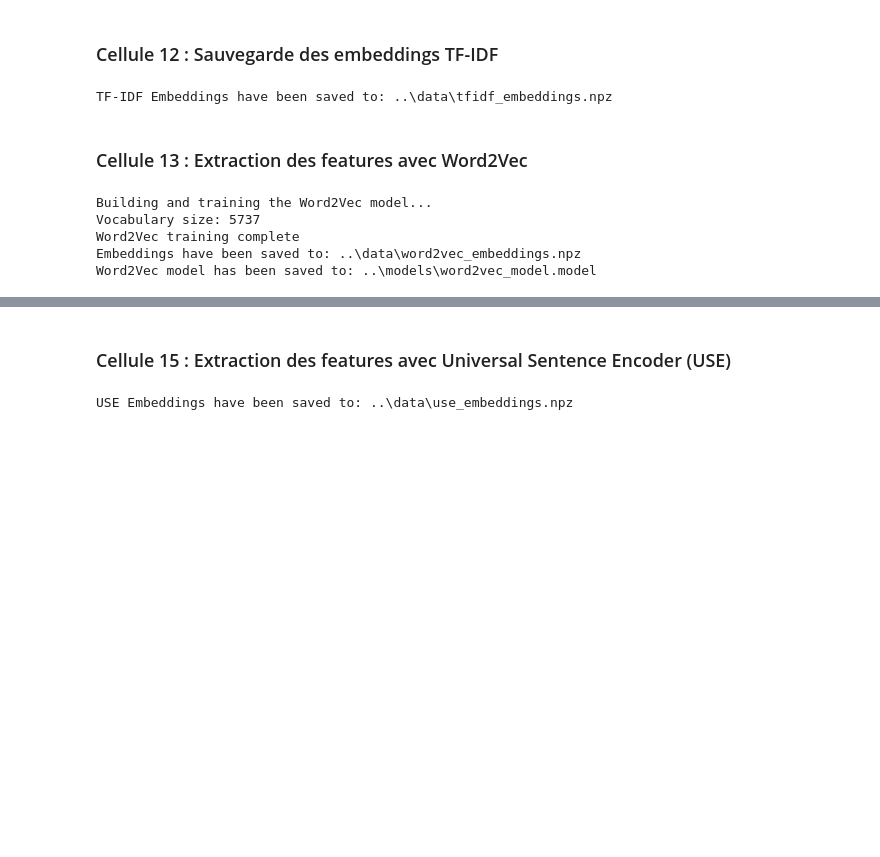
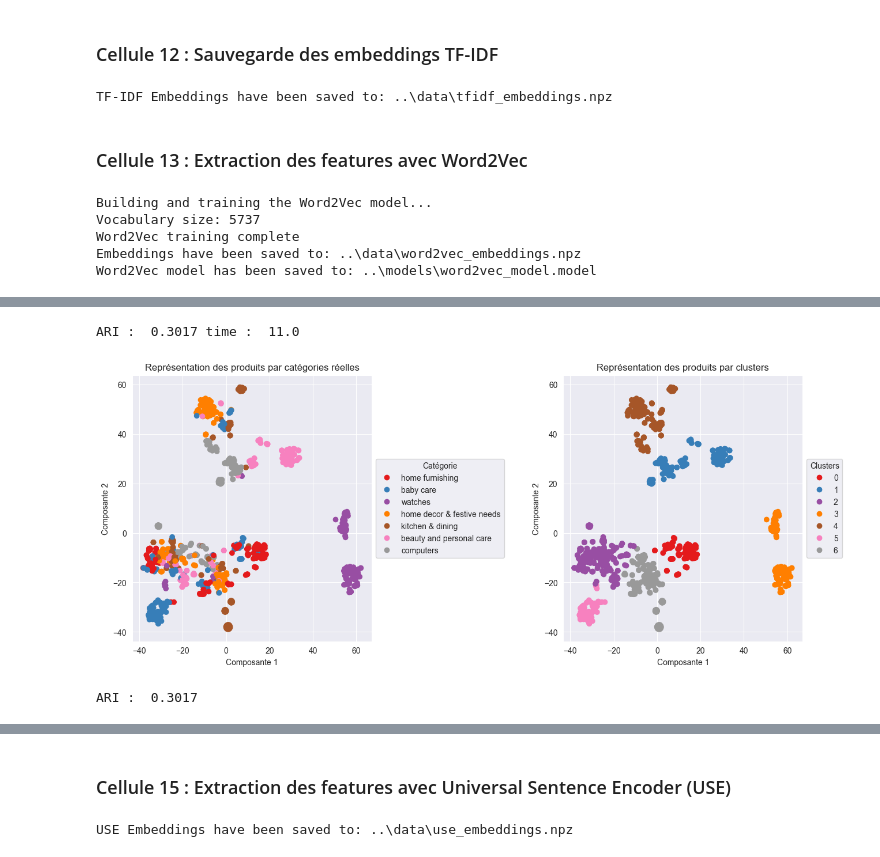
Before and after one commit to preudh/OC_IA_P6_automatically_classify_consumer_goods, a Jupyter notebook: notebooks/P6_03_Preudhomme_Patrice_4_Feature-texte.ipynb, the cells around one changed output, grey strips where cells are left out. Cells and saved outputs as stored; diff of their text form; code cells hidden in the pictures; blank space fills up the shorter version.

```diff
--- a/notebooks/P6_03_Preudhomme_Patrice_4_Feature-texte.ipynb
+++ b/notebooks/P6_03_Preudhomme_Patrice_4_Feature-texte.ipynb
@@ -504,6 +517,7 @@ w2v_size = 300
 w2v_window = 5
 w2v_min_count = 1
 w2v_epochs = 100
+maxlen = 24 # Longueur maximale des phrases
 
 # Entraînement du modèle Word2Vec
 print("Building and training the Word2Vec model...")
@@ -627,0 +586,21 @@ Embeddings have been saved to: ..\data\bert_embeddings.npz
+# %%
+# Création de la matrice d'embedding
+print("Create Embedding matrix ...")
+w2v_size = 300
+word_index = tokenizer.word_index
+vocab_size = len(word_index) + 1
+embedding_matrix = np.zeros((vocab_size, w2v_size))
+i=0
+j=0
+
+for word, idx in word_index.items():
+    i +=1
+    if word in w2v_model.wv:
+        j +=1
+        embedding_vector = w2v_model.wv[word]
+        if embedding_vector is not None:
+            embedding_matrix[idx] = embedding_vector
+
+word_rate = np.round(j/i,4)
+print("Word embedding rate : ", word_rate)
+print("Embedding matrix: %s" % str(embedding_matrix.shape))
@@ -627,0 +613,15 @@ Embeddings have been saved to: ..\data\bert_embeddings.npz
+# %%
+from keras.src.layers import Input, Embedding, GlobalAveragePooling1D
+from keras.models import Model
+# creation du modèle d'embedding
+
+input=Input(shape=(len(x_sentences),maxlen),dtype='float64')
+word_input=Input(shape=(maxlen,),dtype='float64')
+word_embedding=Embedding(input_dim=vocab_size,
+                         output_dim=w2v_size,
+                         weights = [embedding_matrix],
+                         input_length=maxlen)(word_input)
+word_vec=GlobalAveragePooling1D()(word_embedding)
+embed_model = Model([word_input],word_vec)
+
+embed_model.summary()
@@ -627,0 +645,3 @@ Embeddings have been saved to: ..\data\bert_embeddings.npz
+# %%
+embeddings = embed_model.predict(x_sentences) # x_sentences est la matrice de phrases tokenisées
+embeddings.shape
@@ -627,0 +651,7 @@ Embeddings have been saved to: ..\data\bert_embeddings.npz
+# %%
+ARI, X_tsne, labels = ARI_fct(embeddings) # ARI est l'Adjusted Rand Index, X_tsne est la représentation t-SNE des données, labels sont les clusters prédits
+TSNE_visu_fct(X_tsne, y_cat_num, labels, ARI, categories) # Appel de la fonction de visualisation
+# %% [output]
+ARI :  0.3017 time :  11.0
+[figure, added]
+ARI :  0.3017
```
Also changed, not shown: parts of 32 cells of this notebook, 1 other file.
